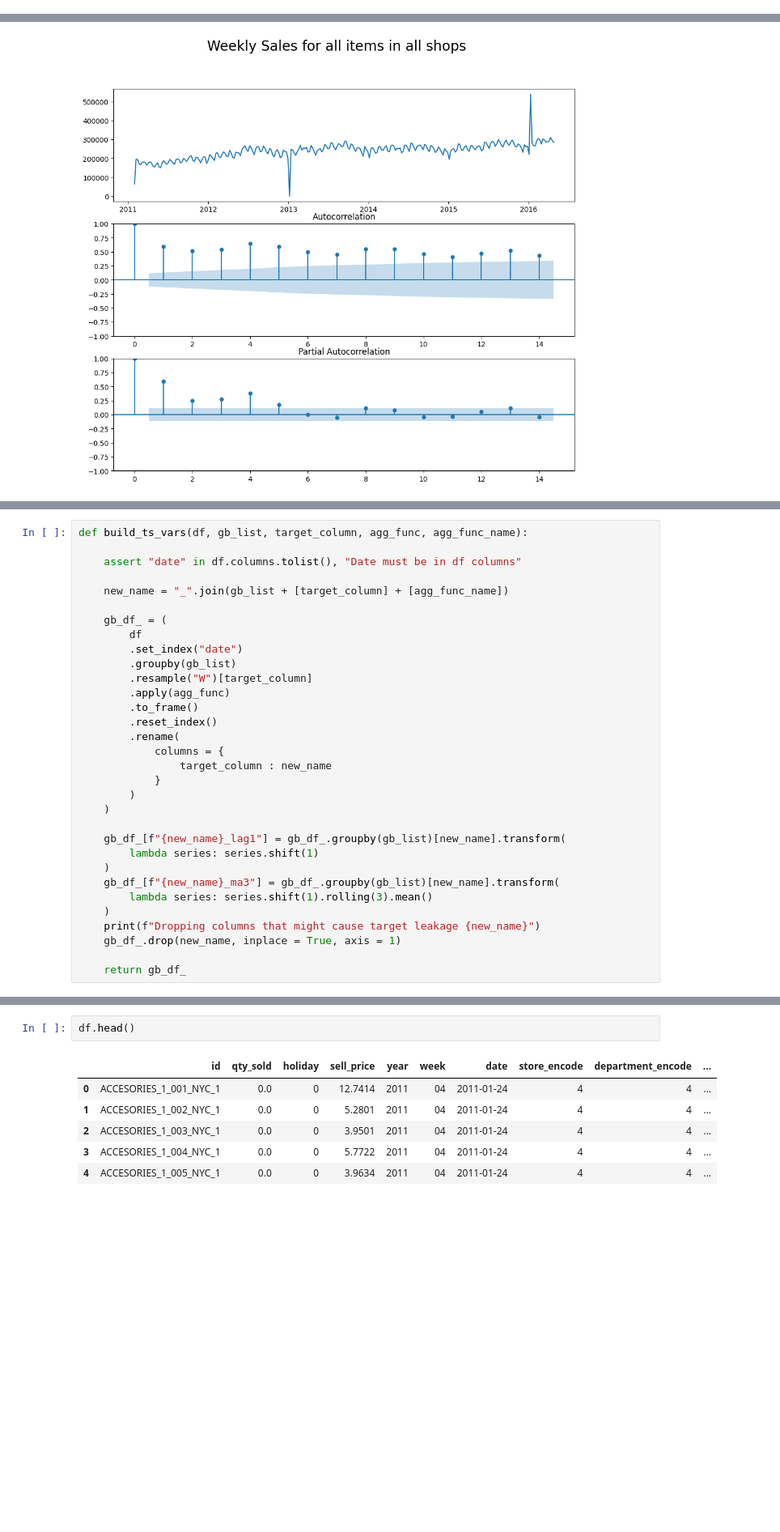
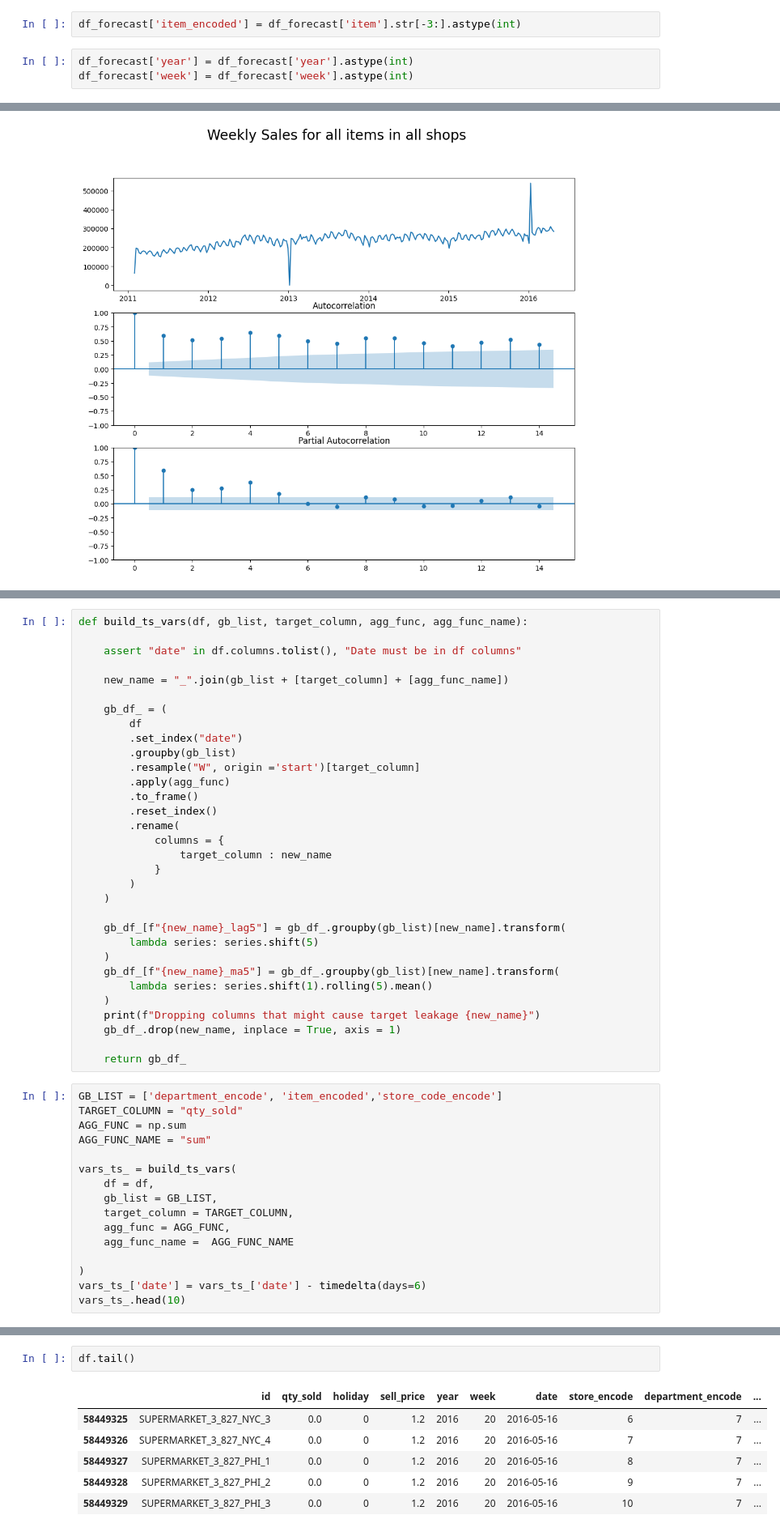
Before and after one commit to elenabriones/DS-Capstone-Market, a Jupyter notebook: notebooks/Forecast.ipynb, the cells around one changed output, grey strips where cells are left out. Shown at 81% size. Drawn from its saved outputs; the diff is of its cells as text; blank space fills up the shorter version.

```diff
--- a/notebooks/Forecast.ipynb
+++ b/notebooks/Forecast.ipynb
@@ -178,0 +196,5 @@ df_forecast["region_encode"]=df_forecast["region"].map(region_dict)
+# %%
+df_forecast['item_encoded'] = df_forecast['item'].str[-3:].astype(int)
+# %%
+df_forecast['year'] = df_forecast['year'].astype(int)
+df_forecast['week'] = df_forecast['week'].astype(int)
@@ -259,7 +290,7 @@ def build_ts_vars(df, gb_list, target_column, agg_func, agg_func_name):
         df
         .set_index("date")
         .groupby(gb_list)
-        .resample("W")[target_column]
+        .resample("W", origin ='start')[target_column]
         .apply(agg_func)
         .to_frame()
         .reset_index()
@@ -270,13 +301,29 @@ def build_ts_vars(df, gb_list, target_column, agg_func, agg_func_name):
         )
     )
 
-    gb_df_[f"{new_name}_lag1"] = gb_df_.groupby(gb_list)[new_name].transform(
-        lambda series: series.shift(1)
+    gb_df_[f"{new_name}_lag5"] = gb_df_.groupby(gb_list)[new_name].transform(
+        lambda series: series.shift(5)
     )
-    gb_df_[f"{new_name}_ma3"] = gb_df_.groupby(gb_list)[new_name].transform(
-        lambda series: series.shift(1).rolling(3).mean()
+    gb_df_[f"{new_name}_ma5"] = gb_df_.groupby(gb_list)[new_name].transform(
+        lambda series: series.shift(1).rolling(5).mean()
     )
     print(f"Dropping columns that might cause target leakage {new_name}")
     gb_df_.drop(new_name, inplace = True, axis = 1)
 
     return gb_df_
+# %%
+GB_LIST = ['department_encode', 'item_encoded','store_code_encode']
+TARGET_COLUMN = "qty_sold"
+AGG_FUNC = np.sum
+AGG_FUNC_NAME = "sum"
+
+vars_ts_ = build_ts_vars(
+    df = df,
+    gb_list = GB_LIST,
+    target_column = TARGET_COLUMN,
+    agg_func = AGG_FUNC,
+    agg_func_name =  AGG_FUNC_NAME
+
+)
+vars_ts_['date'] = vars_ts_['date'] - timedelta(days=6)
+vars_ts_.head(10)
@@ -283,10 +350,10 @@ def build_ts_vars(df, gb_list, target_column, agg_func, agg_func_name):
 # %%
-df.head()
+df.tail()
 # %% [output]
 |  | id | qty_sold | holiday | sell_price | year | week | date | store_encode | department_encode | ... |
-| 0 | ACCESORIES_1_001_NYC_1 | 0.0 | 0 | 12.7414 | 2011 | 04 | 2011-01-24 | 4 | 4 | ... |
-| 1 | ACCESORIES_1_002_NYC_1 | 0.0 | 0 | 5.2801 | 2011 | 04 | 2011-01-24 | 4 | 4 | ... |
-| 2 | ACCESORIES_1_003_NYC_1 | 0.0 | 0 | 3.9501 | 2011 | 04 | 2011-01-24 | 4 | 4 | ... |
-| 3 | ACCESORIES_1_004_NYC_1 | 0.0 | 0 | 5.7722 | 2011 | 04 | 2011-01-24 | 4 | 4 | ... |
-| 4 | ACCESORIES_1_005_NYC_1 | 0.0 | 0 | 3.9634 | 2011 | 04 | 2011-01-24 | 4 | 4 | ... |
+| 58449325 | SUPERMARKET_3_827_NYC_3 | 0.0 | 0 | 1.2 | 2016 | 20 | 2016-05-16 | 6 | 7 | ... |
+| 58449326 | SUPERMARKET_3_827_NYC_4 | 0.0 | 0 | 1.2 | 2016 | 20 | 2016-05-16 | 7 | 7 | ... |
+| 58449327 | SUPERMARKET_3_827_PHI_1 | 0.0 | 0 | 1.2 | 2016 | 20 | 2016-05-16 | 8 | 7 | ... |
+| 58449328 | SUPERMARKET_3_827_PHI_2 | 0.0 | 0 | 1.2 | 2016 | 20 | 2016-05-16 | 9 | 7 | ... |
+| 58449329 | SUPERMARKET_3_827_PHI_3 | 0.0 | 0 | 1.2 | 2016 | 20 | 2016-05-16 | 10 | 7 | ... |
 # %%
```
Also changed, not shown: parts of 36 cells of this notebook.
